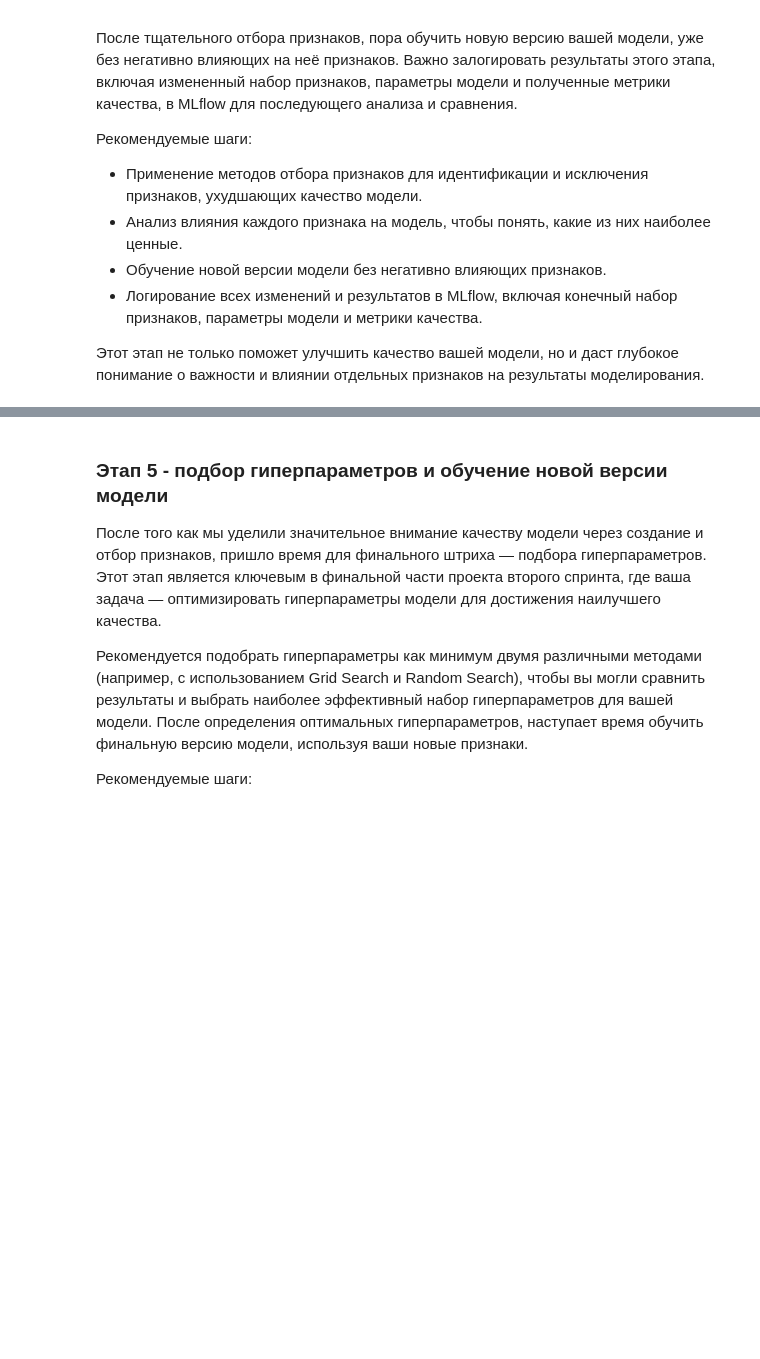
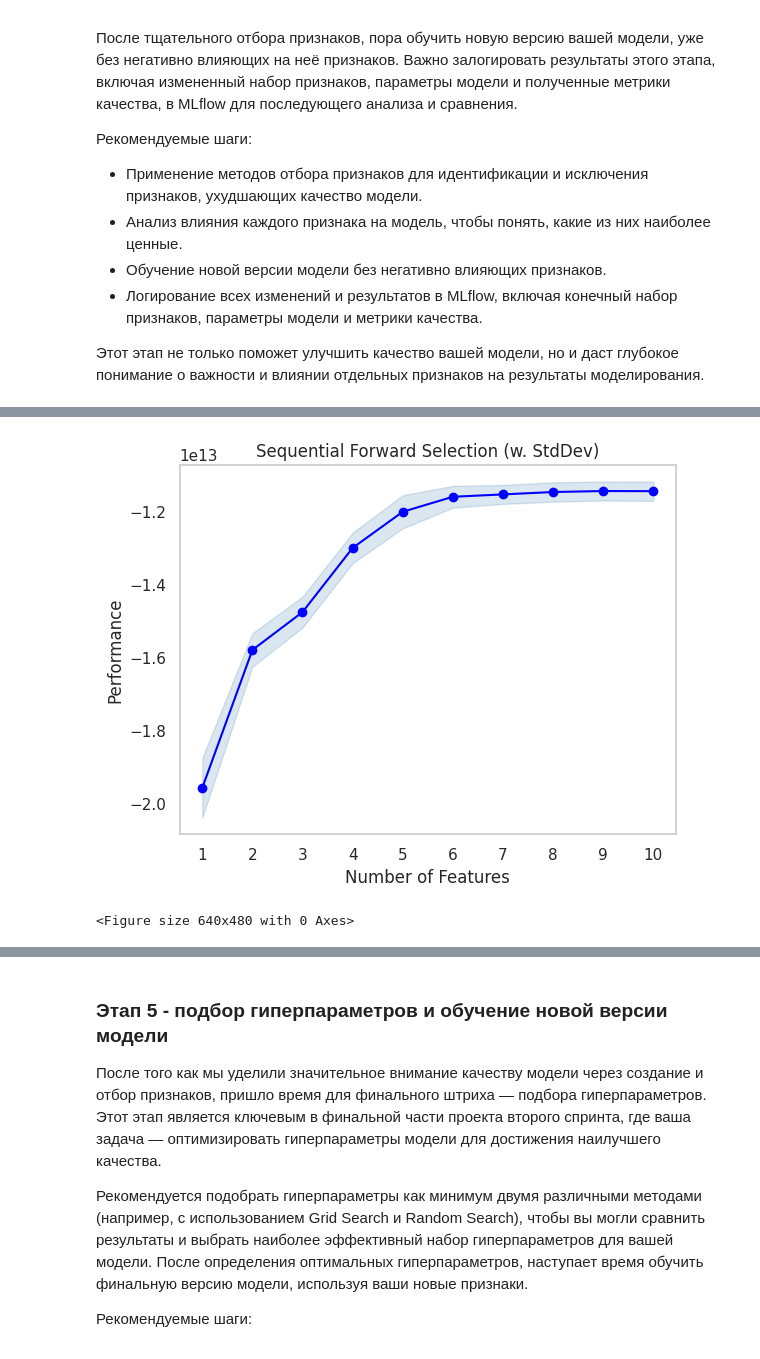
Before and after one commit to Alexdemenev/mle-project-sprint-2-v001, a Jupyter notebook: model_improvement/improvement_experiments.ipynb, the cells around one changed output, grey strips where cells are left out. Saved outputs shown, nothing was run; the diff lists cells and outputs as text; code cells hidden in the pictures; blank space fills up the shorter version.

Commit message:
Add feature selection and improved model

```diff
--- a/model_improvement/improvement_experiments.ipynb
+++ b/model_improvement/improvement_experiments.ipynb
@@ -459,0 +668,16 @@ run_id
+# %%
+pipe = Pipeline(steps=[('preprocessor', preprocessor), ('model', model)])
+
+pipe.fit(X_train, y_train)
+
+prediction = pipe.predict(X_test)
+
+mse = mean_squared_error(y_test, prediction, squared=False)
+r2 = r2_score(y_test, prediction)
+mae = mean_absolute_error(y_test, prediction)
+mape = mean_absolute_percentage_error(y_test, prediction)
+
+print(f'RMSE: {mse}')
+print(f'R2: {r2}')
+print(f'MAE: {mae}')
+print(f'MAPE: {mape}')
@@ -477,3 +740,8 @@ run_id
 Этот этап не только поможет улучшить качество вашей модели, но и даст глубокое понимание о важности и влиянии отдельных признаков на результаты моделирования.
 # %%
 # 4.1 Отбор признаков при помощи метода номер 1
+# %%
+# получение признаков из pipeline
+
+X_train_features = pipe['preprocessor'].fit_transform(X_train)
+X_train_features = pd.DataFrame(X_train_features, columns=preprocessor.get_feature_names_out())
@@ -479,0 +751,2 @@ run_id
+# %%
+X_train_features = X_train_features[[col for col in X_train_features.columns if '_pol_' not in col]]
@@ -479,0 +755,6 @@ run_id
+# %%
+estimator = CatBoostRegressor(n_estimators=100, verbose=False)
+
+sfs = SFS(estimator, k_features=10, forward=True, floating=False, scoring='neg_mean_squared_error', verbose=2, cv=3, n_jobs=-1)
+
+sfs = sfs.fit(X_train_features, y_train)
@@ -483,0 +841,12 @@ run_id
+# %%
+
+fig = plot_sfs(sfs.get_metric_dict(), kind='std_dev')
+
+plt.title('Sequential Forward Selection (w. StdDev)')
+plt.grid()
+plt.show()
+
+plt.savefig(f"{ASSETS_DIR}/sfs.png")
+# %% [output]
+[figure, added]
+<Figure size 640x480 with 0 Axes>
```
Also changed, not shown: parts of 36 cells of this notebook, 19 other files.
